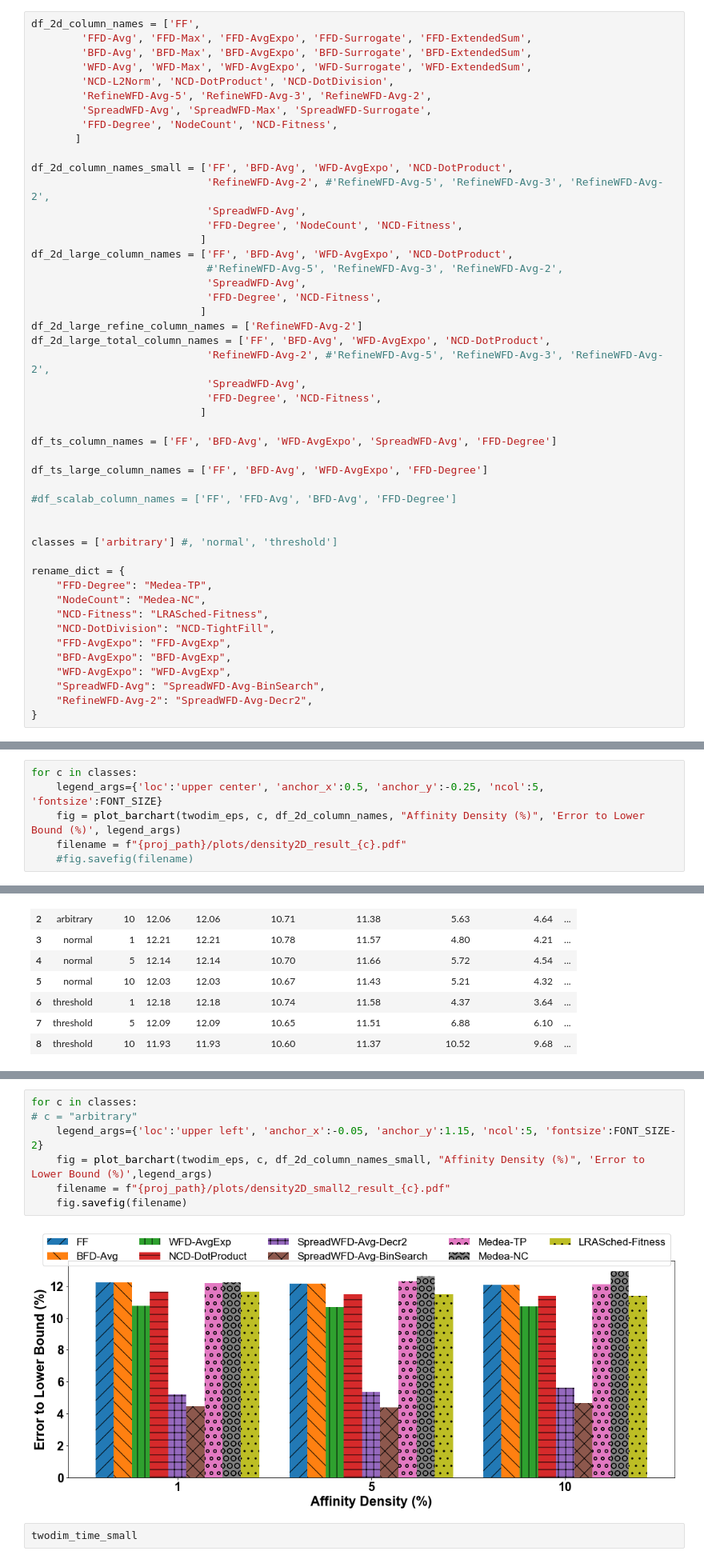
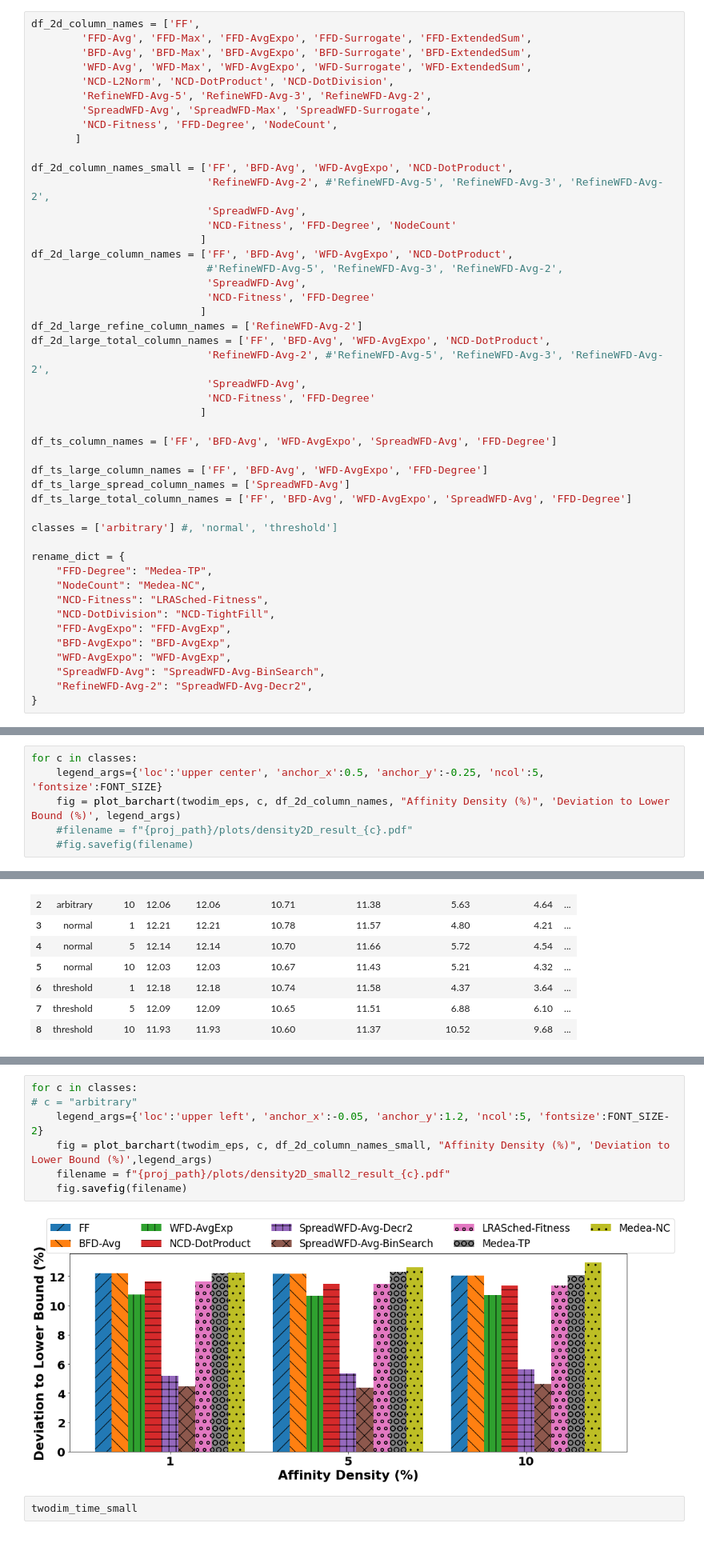
Before and after one commit to DSSGroup-Leeds/LRA-binpacking-expe, a Jupyter notebook: data/analysis_scripts/exp_result_analysis-icdcs22pagefit.ipynb, the cells around one changed output, grey strips where cells are left out. Shown at 80% size. Drawn from its saved outputs; the diff is of its cells as text.

```diff
--- a/data/analysis_scripts/exp_result_analysis-icdcs22pagefit.ipynb
+++ b/data/analysis_scripts/exp_result_analysis-icdcs22pagefit.ipynb
@@ -32,32 +33,31 @@ df_2d_column_names = ['FF',
         'NCD-L2Norm', 'NCD-DotProduct', 'NCD-DotDivision',
         'RefineWFD-Avg-5', 'RefineWFD-Avg-3', 'RefineWFD-Avg-2',
         'SpreadWFD-Avg', 'SpreadWFD-Max', 'SpreadWFD-Surrogate',
-        'FFD-Degree', 'NodeCount', 'NCD-Fitness',
+        'NCD-Fitness', 'FFD-Degree', 'NodeCount',
        ]
 
 df_2d_column_names_small = ['FF', 'BFD-Avg', 'WFD-AvgExpo', 'NCD-DotProduct',
                             'RefineWFD-Avg-2', #'RefineWFD-Avg-5', 'RefineWFD-Avg-3', 'RefineWFD-Avg-2',
                             'SpreadWFD-Avg',
-                            'FFD-Degree', 'NodeCount', 'NCD-Fitness',
+                            'NCD-Fitness', 'FFD-Degree', 'NodeCount'
                            ]
 df_2d_large_column_names = ['FF', 'BFD-Avg', 'WFD-AvgExpo', 'NCD-DotProduct',
                             #'RefineWFD-Avg-5', 'RefineWFD-Avg-3', 'RefineWFD-Avg-2',
                             'SpreadWFD-Avg',
-                            'FFD-Degree', 'NCD-Fitness',
+                            'NCD-Fitness', 'FFD-Degree'
                            ]
 df_2d_large_refine_column_names = ['RefineWFD-Avg-2']
 df_2d_large_total_column_names = ['FF', 'BFD-Avg', 'WFD-AvgExpo', 'NCD-DotProduct',
                             'RefineWFD-Avg-2', #'RefineWFD-Avg-5', 'RefineWFD-Avg-3', 'RefineWFD-Avg-2',
                             'SpreadWFD-Avg',
-                            'FFD-Degree', 'NCD-Fitness',
+                            'NCD-Fitness', 'FFD-Degree'
                            ]
 
 df_ts_column_names = ['FF', 'BFD-Avg', 'WFD-AvgExpo', 'SpreadWFD-Avg', 'FFD-Degree']
 
 df_ts_large_column_names = ['FF', 'BFD-Avg', 'WFD-AvgExpo', 'FFD-Degree']
-
-#df_scalab_column_names = ['FF', 'FFD-Avg', 'BFD-Avg', 'FFD-Degree']
-
+df_ts_large_spread_column_names = ['SpreadWFD-Avg']
+df_ts_large_total_column_names = ['FF', 'BFD-Avg', 'WFD-AvgExpo', 'SpreadWFD-Avg', 'FFD-Degree']
 
 classes = ['arbitrary'] #, 'normal', 'threshold']
 
@@ -173,6 +173,6 @@ twodim_eps
 # %%
 for c in classes:
     legend_args={'loc':'upper center', 'anchor_x':0.5, 'anchor_y':-0.25, 'ncol':5, 'fontsize':FONT_SIZE}
-    fig = plot_barchart(twodim_eps, c, df_2d_column_names, "Affinity Density (%)", 'Error to Lower Bound (%)', legend_args)
-    filename = f"{proj_path}/plots/density2D_result_{c}.pdf"
+    fig = plot_barchart(twodim_eps, c, df_2d_column_names, "Affinity Density (%)", 'Deviation to Lower Bound (%)', legend_args)
+    #filename = f"{proj_path}/plots/density2D_result_{c}.pdf"
     #fig.savefig(filename)
@@ -237,12 +233,12 @@ dtype: float64
 # %%
 for c in classes:
 # c = "arbitrary"
-    legend_args={'loc':'upper left', 'anchor_x':-0.05, 'anchor_y':1.15, 'ncol':5, 'fontsize':FONT_SIZE-2}
-    fig = plot_barchart(twodim_eps, c, df_2d_column_names_small, "Affinity Density (%)", 'Error to Lower Bound (%)',legend_args)
+    legend_args={'loc':'upper left', 'anchor_x':-0.05, 'anchor_y':1.2, 'ncol':5, 'fontsize':FONT_SIZE-2}
+    fig = plot_barchart(twodim_eps, c, df_2d_column_names_small, "Affinity Density (%)", 'Deviation to Lower Bound (%)',legend_args)
     filename = f"{proj_path}/plots/density2D_small2_result_{c}.pdf"
     fig.savefig(filename)
 # %% [output]
-[figure, old version]
+[figure, new version]
 # %%
 twodim_time_small
 # %% [output]
```
Also changed, not shown: parts of 27 cells of this notebook.
